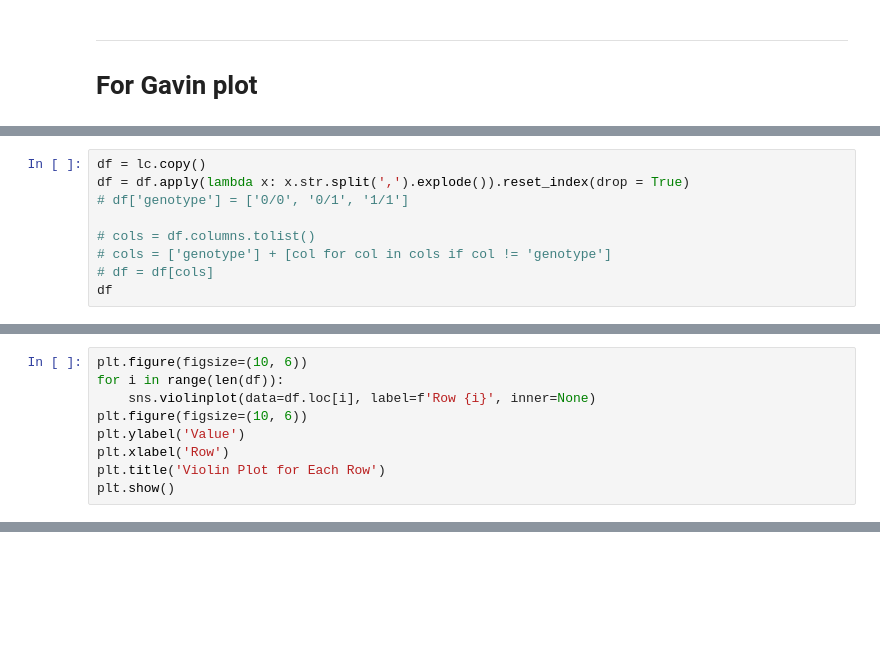
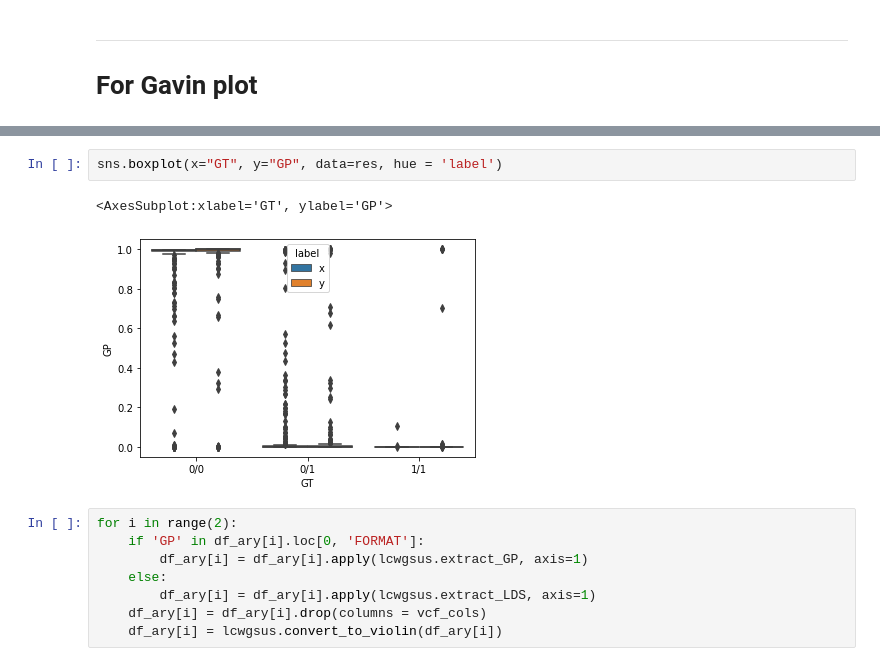
Before and after one commit to Suuuuuuuus/LCWGS_pipeline, a Jupyter notebook: scripts/lcwgs_tmp.ipynb, the cells around one changed output, grey strips where cells are left out. Cells and saved outputs as stored; diff of their text form; blank space fills up the shorter version.

```diff
--- a/scripts/lcwgs_tmp.ipynb
+++ b/scripts/lcwgs_tmp.ipynb
@@ -168,9 +93,0 @@ df.loc[2] =
-# %%
-df = lc.copy()
-df = df.apply(lambda x: x.str.split(',').explode()).reset_index(drop = True)
-# df['genotype'] = ['0/0', '0/1', '1/1']
-
-# cols = df.columns.tolist()
-# cols = ['genotype'] + [col for col in cols if col != 'genotype']
-# df = df[cols]
-df
@@ -193,9 +93,0 @@ sns.violinplot(data=res, x = 'GT', y = 'GP')
-# %%
-plt.figure(figsize=(10, 6))
-for i in range(len(df)):
-    sns.violinplot(data=df.loc[i], label=f'Row {i}', inner=None)
-plt.figure(figsize=(10, 6))
-plt.ylabel('Value')
-plt.xlabel('Row')
-plt.title('Violin Plot for Each Row')
-plt.show()
@@ -211,0 +171,13 @@ pd.concat([lc,chip], ignore_index=True)
+# %%
+sns.boxplot(x="GT", y="GP", data=res, hue = 'label')
+# %% [output]
+<AxesSubplot:xlabel='GT', ylabel='GP'>
+[figure, added]
+# %%
+for i in range(2):
+    if 'GP' in df_ary[i].loc[0, 'FORMAT']:
+        df_ary[i] = df_ary[i].apply(lcwgsus.extract_GP, axis=1)
+    else:
+        df_ary[i] = df_ary[i].apply(lcwgsus.extract_LDS, axis=1)
+    df_ary[i] = df_ary[i].drop(columns = vcf_cols)
+    df_ary[i] = lcwgsus.convert_to_violin(df_ary[i])
```
Also changed, not shown: parts of 14 cells of this notebook, 1 other file.
